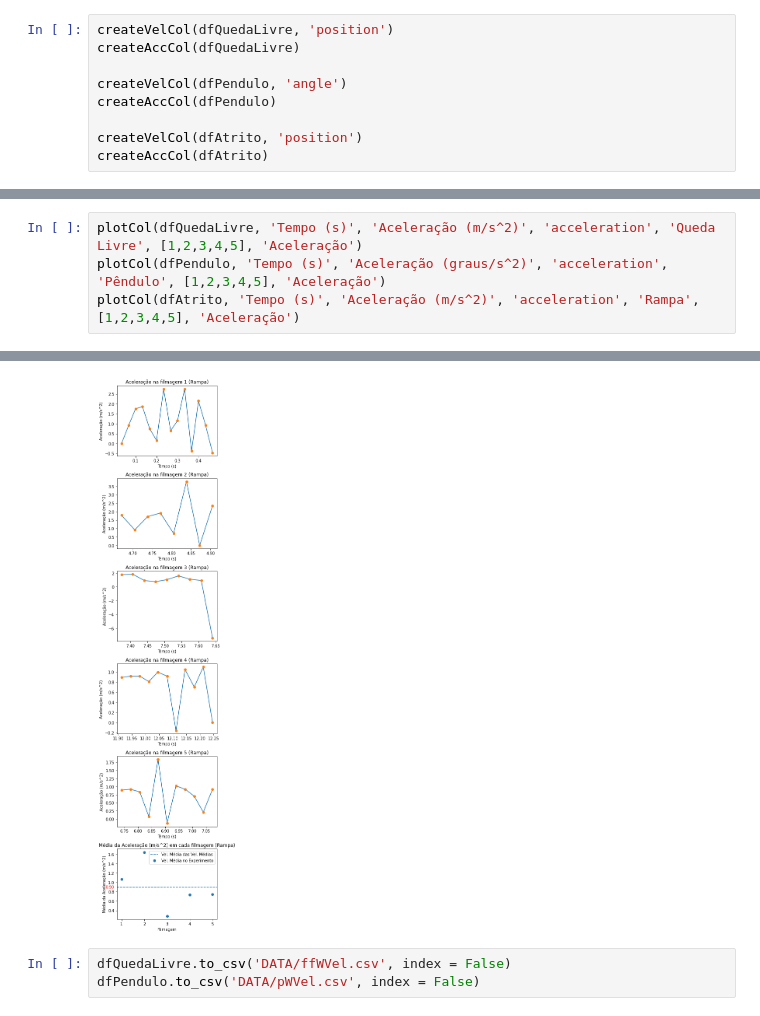
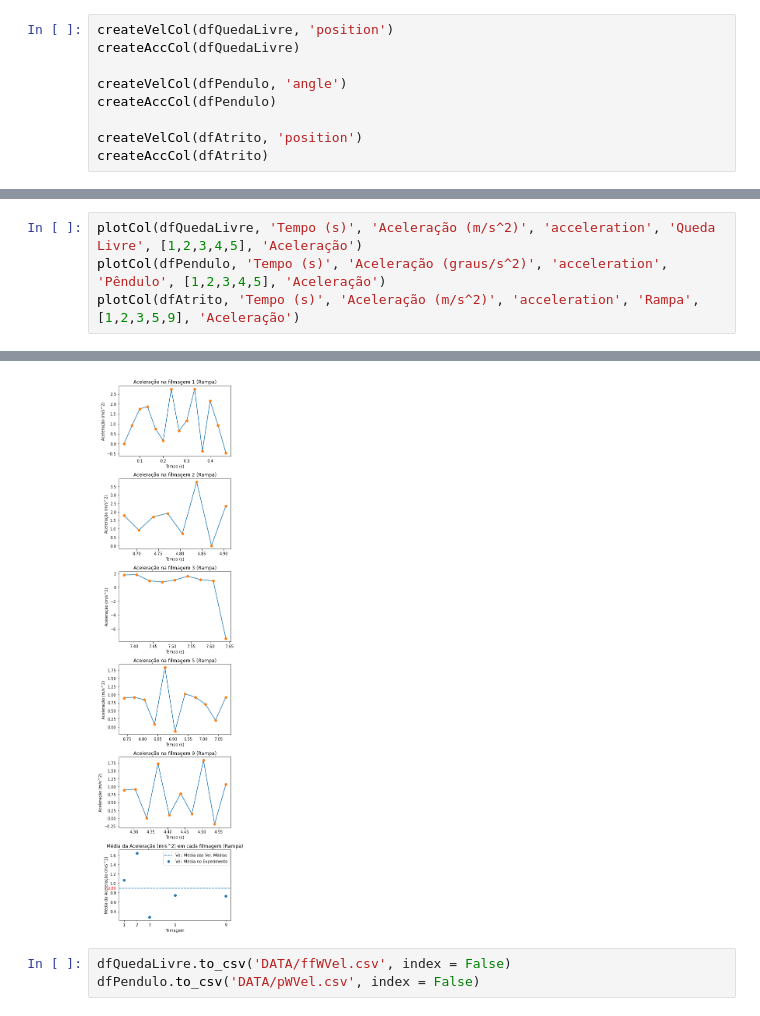
Before and after one commit to likury/EP2Modelagem, a Jupyter notebook: Visualização.ipynb, the cells around one changed output, grey strips where cells are left out. Saved outputs shown, nothing was run; the diff lists cells and outputs as text.

```diff
--- a/Visualização.ipynb
+++ b/Visualização.ipynb
@@ -141,5 +141,5 @@ plotCol(dfAtrito, 'Tempo (s)', 'Velocidade (m/s)', 'velocity', 'Rampa', [1,2,3,4
 # %%
 plotCol(dfQuedaLivre, 'Tempo (s)', 'Aceleração (m/s^2)', 'acceleration', 'Queda Livre', [1,2,3,4,5], 'Aceleração')
 plotCol(dfPendulo, 'Tempo (s)', 'Aceleração (graus/s^2)', 'acceleration', 'Pêndulo', [1,2,3,4,5], 'Aceleração')
-plotCol(dfAtrito, 'Tempo (s)', 'Aceleração (m/s^2)', 'acceleration', 'Rampa', [1,2,3,4,5], 'Aceleração')
+plotCol(dfAtrito, 'Tempo (s)', 'Aceleração (m/s^2)', 'acceleration', 'Rampa', [1,2,3,5,9], 'Aceleração')
 # %% [output]
@@ -148,4 +148,4 @@ plotCol(dfAtrito, 'Tempo (s)', 'Aceleração (m/s^2)', 'acceleration', 'Rampa',
-[figure, old version]
+[figure, new version]
 # %%
 dfQuedaLivre.to_csv('DATA/ffWVel.csv', index = False)
 dfPendulo.to_csv('DATA/pWVel.csv', index = False)
```
Also changed, not shown: parts of 4 cells of this notebook.
